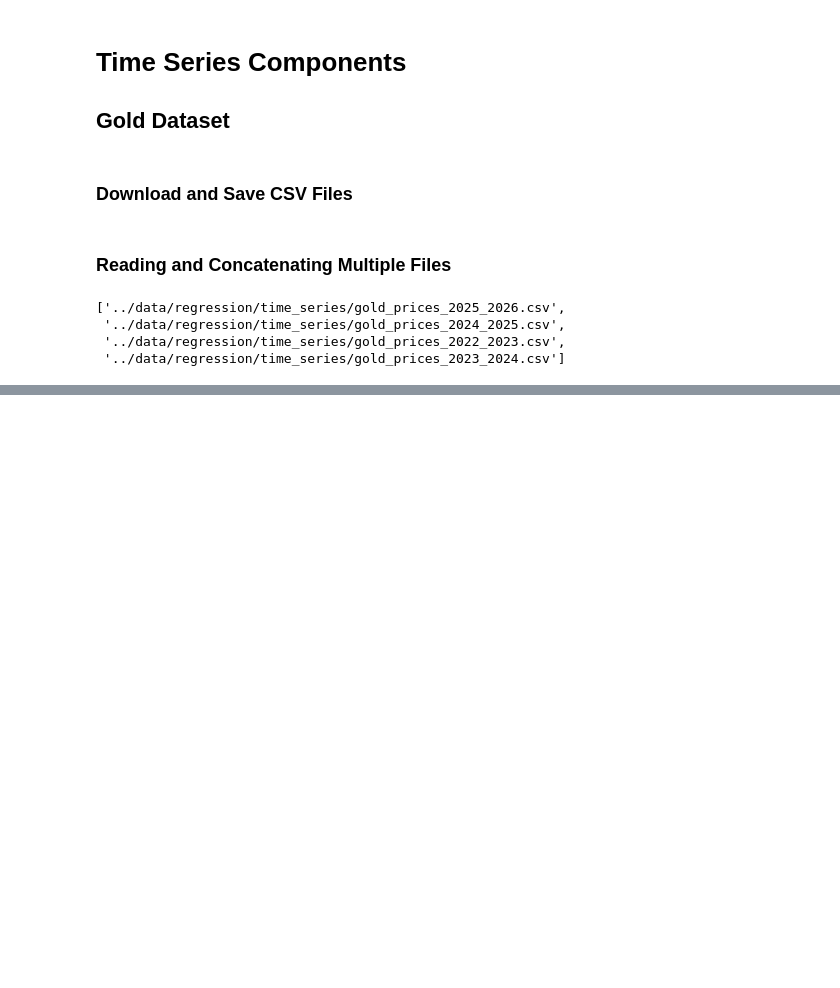
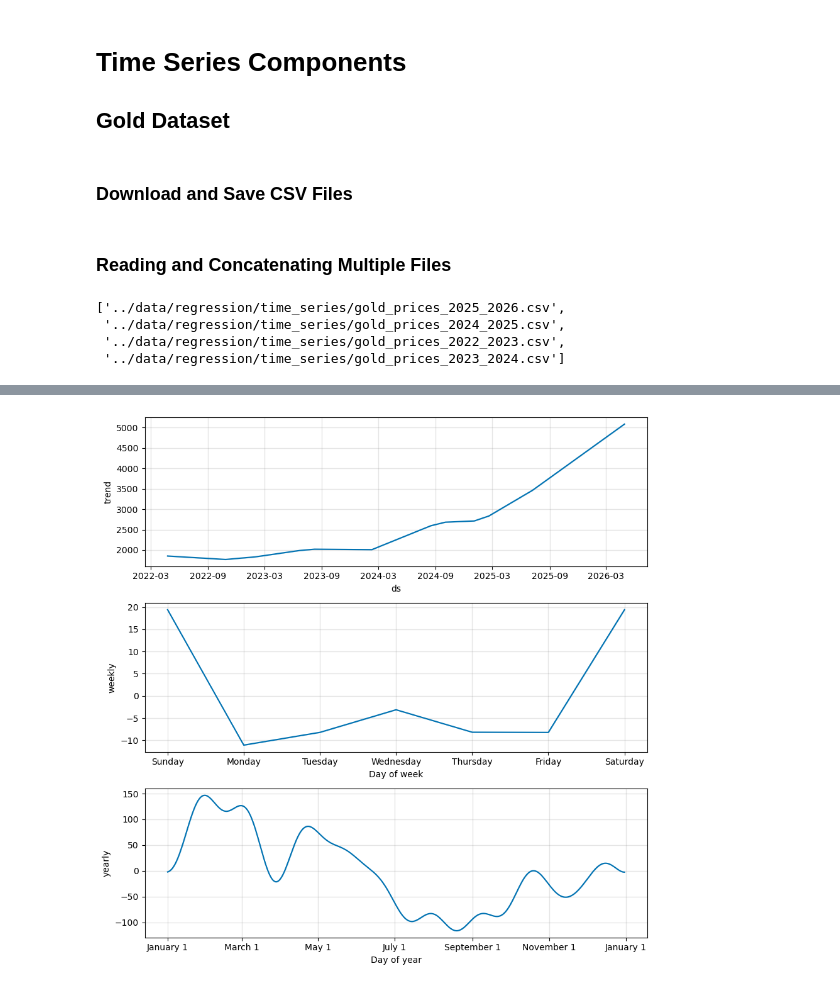
Before and after one commit to MarTvyal62/data_analytics_with_python, a Jupyter notebook: notebooks/15_linear_regression.ipynb, the cells around one changed output, grey strips where cells are left out. Saved outputs shown, nothing was run; the diff lists cells and outputs as text; code cells hidden in the pictures; blank space fills up the shorter version.

```diff
--- a/notebooks/15_linear_regression.ipynb
+++ b/notebooks/15_linear_regression.ipynb
@@ -241,0 +420,5 @@ file_paths
+# %%
+prophet_model.plot_components(forecast)
+plt.show()
+# %% [output]
+[figure, added]
```
Also changed, not shown: parts of 16 cells of this notebook.
